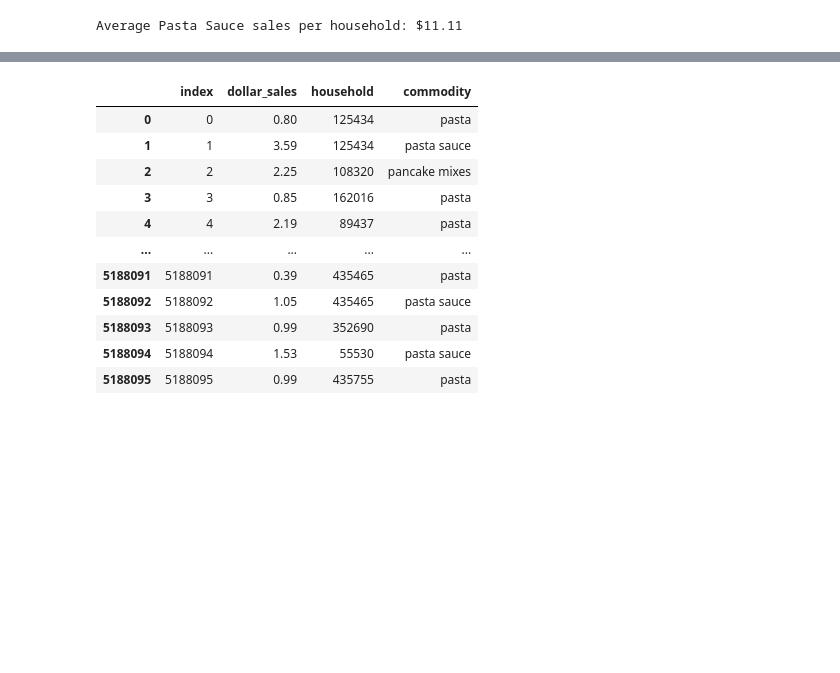
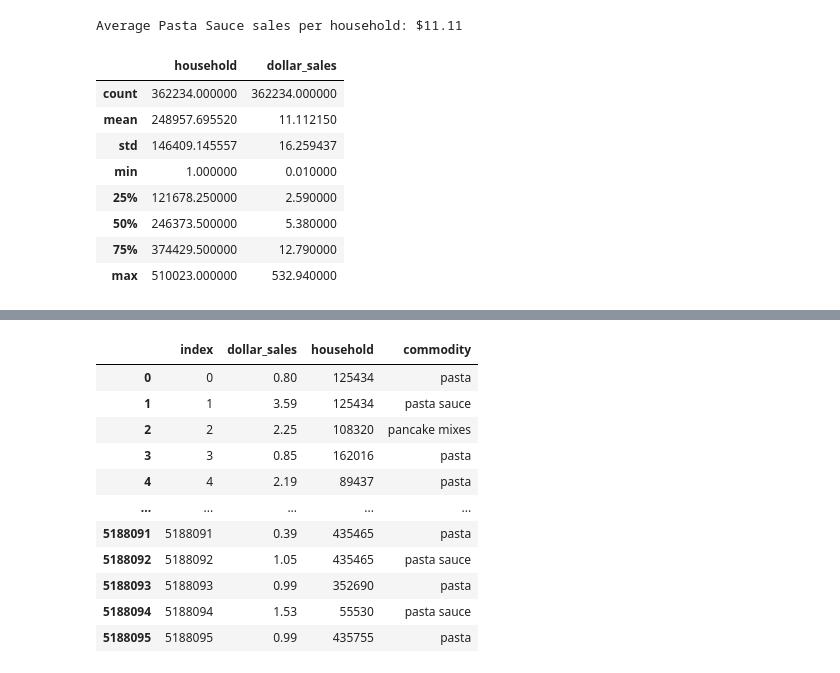
Before and after one commit to Passakorn-V/DataCafe_Test, a Jupyter notebook: DataTest_1.ipynb, the cells around one changed output, grey strips where cells are left out. Saved outputs shown, nothing was run; the diff lists cells and outputs as text; code cells hidden in the pictures; blank space fills up the shorter version.

```diff
--- a/DataTest_1.ipynb
+++ b/DataTest_1.ipynb
@@ -175,3 +177,15 @@ average_sales_per_household = household_sales['dollar_sales'].mean()
 print(f"Average Pasta Sauce sales per household: ${average_sales_per_household:.2f}")
 # %% [output]
 Average Pasta Sauce sales per household: $11.11
+# %%
+household_sales.describe()
+# %% [output]
+|  | household | dollar_sales |
+| count | 362234.000000 | 362234.000000 |
+| mean | 248957.695520 | 11.112150 |
+| std | 146409.145557 | 16.259437 |
+| min | 1.000000 | 0.010000 |
+| 25% | 121678.250000 | 2.590000 |
+| 50% | 246373.500000 | 5.380000 |
+| 75% | 374429.500000 | 12.790000 |
+| max | 510023.000000 | 532.940000 |
```
Also changed, not shown: parts of 13 cells of this notebook.
